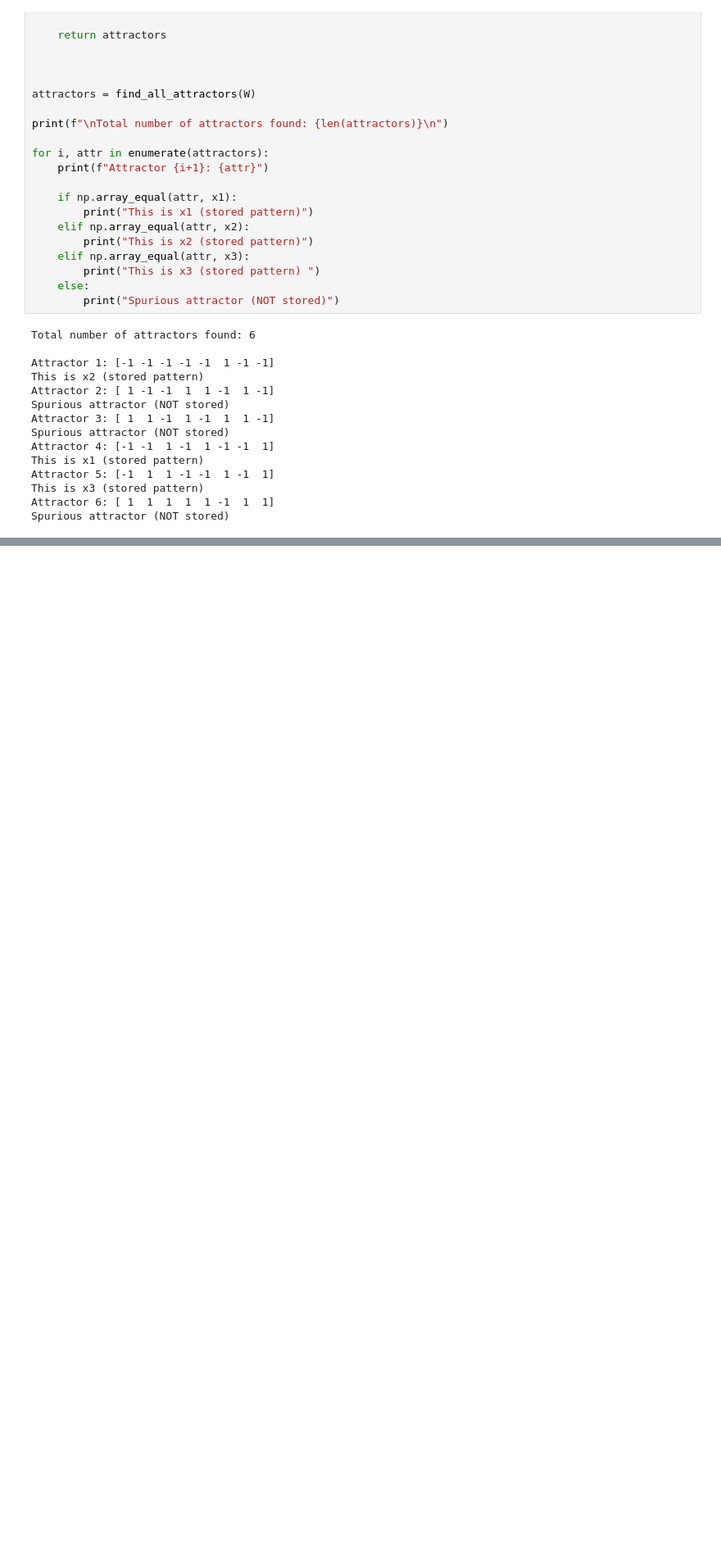
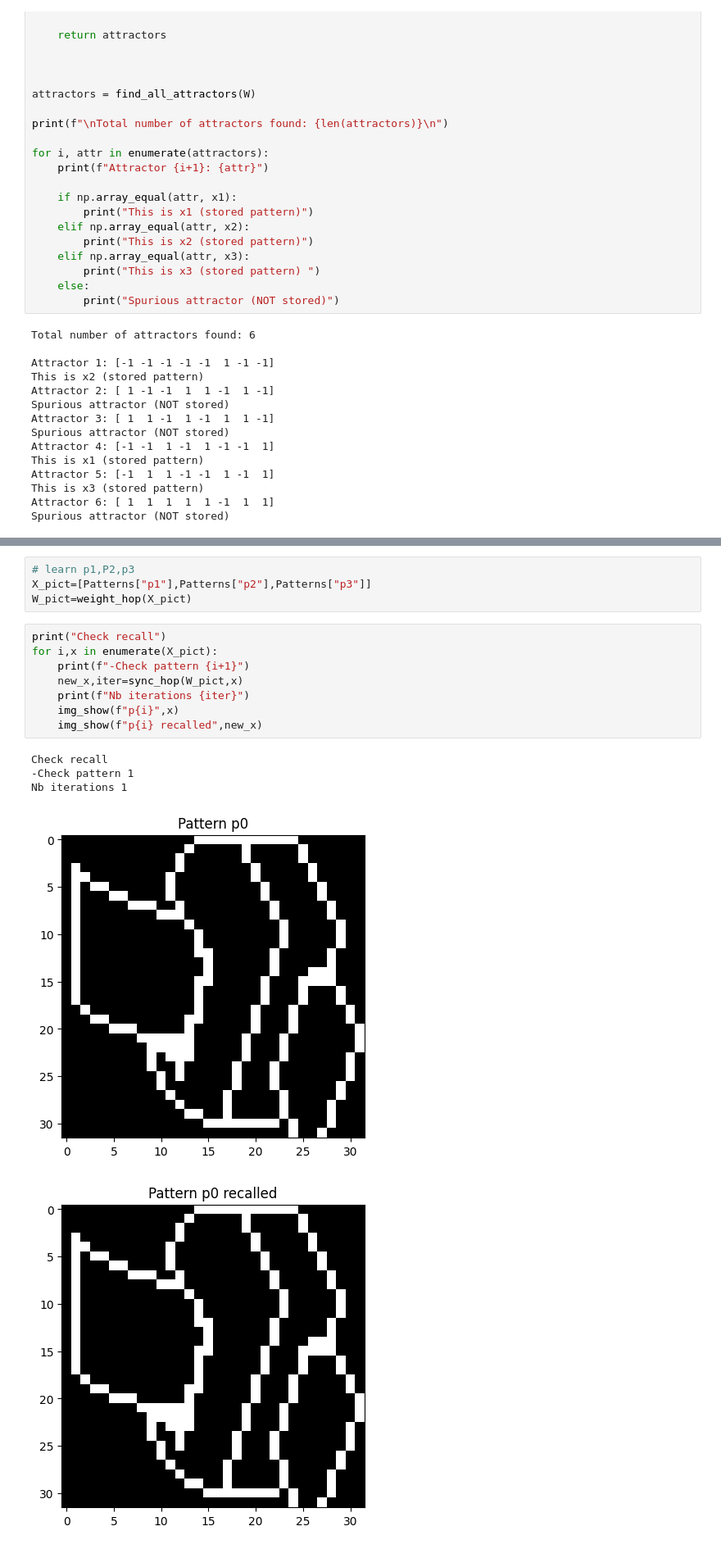
Before and after one commit to hanaeBM/Ann_Lab3, a Jupyter notebook: notebook_lab3.ipynb, the cells around one changed output, grey strips where cells are left out. Shown at 82% size. Saved outputs shown, nothing was run; the diff lists cells and outputs as text; blank space fills up the shorter version.

```diff
--- a/notebook_lab3.ipynb
+++ b/notebook_lab3.ipynb
@@ -254,0 +295,18 @@ Nb of iterations:1
+# %%
+# learn p1,P2,p3
+X_pict=[Patterns["p1"],Patterns["p2"],Patterns["p3"]]
+W_pict=weight_hop(X_pict)
+# %%
+print("Check recall")
+for i,x in enumerate(X_pict):
+    print(f"-Check pattern {i+1}")
+    new_x,iter=sync_hop(W_pict,x)
+    print(f"Nb iterations {iter}")
+    img_show(f"p{i}",x)
+    img_show(f"p{i} recalled",new_x)
+# %% [output]
+Check recall
+-Check pattern 1
+Nb iterations 1
+[figure, added]
+[figure, added]
```
Also changed, not shown: parts of 11 cells of this notebook, 1 other file.
